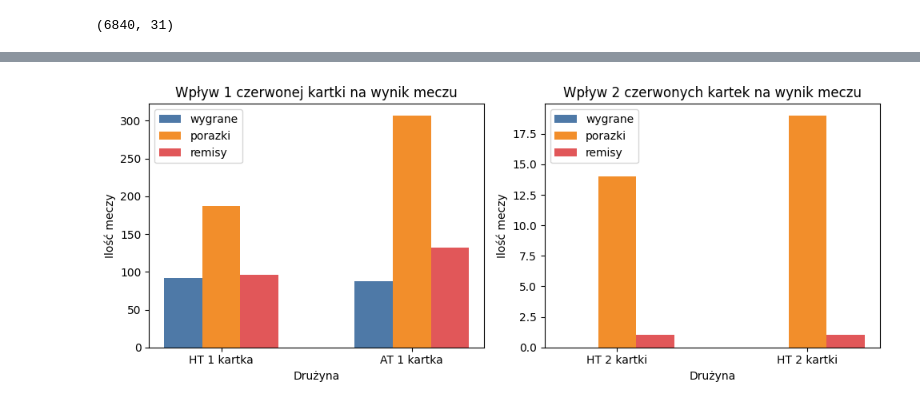
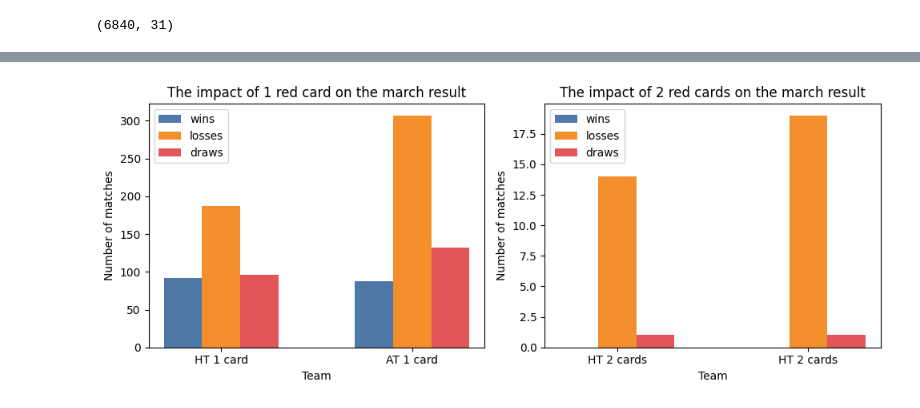
Before and after one commit to LKochan123/Football-fun, a Jupyter notebook: notebooks/statistics.ipynb, the cells around one changed output, grey strips where cells are left out. Drawn from its saved outputs; the diff is of its cells as text; code cells hidden in the pictures.

```diff
--- a/notebooks/statistics.ipynb
+++ b/notebooks/statistics.ipynb
@@ -9,7 +9,8 @@ import core as c
 # %%
-seasons = pd.read_csv('../data/processed/E0_seasons_5_to_23.csv')
+file = 'E0_seasons_5_to_23'
+seasons = pd.read_csv(f'../data/processed/{file}.csv')
 seasons = c.data_cleaner(seasons)
-seasons.head(10)
+seasons.head()
 # %% [output]
 |  | Div | Date | HomeTeam | AwayTeam | FTHG | FTAG | FTR | HTHG | HTAG | HTR | ... | ... |
 | 0 | E0 | 13/08/05 | Aston Villa | Bolton | 2 | 2 | D | 2 | 2 | D | ... | ... |
@@ -57,52 +48,47 @@ print(AT_results)
 # %%
-categories_one = ['HT 1 kartka', 'AT 1 kartka']
-categories_two = ['HT 2 kartki', 'HT 2 kartki']
-wins_1_card = [92, 88]
-losses_1_card = [187, 307]
-draws_1_card = [96, 132]
+HT_results = c.calc_HT_cards(seasons, card='R', N=3)
+AT_results = c.calc_AT_cards(seasons, card='R', N=3)
 
-wins_2_card = [0, 0]
-losses_2_card = [14, 19]
-draws_2_card = [1, 1]
+categories_one = ['HT 1 card', 'AT 1 card']
+categories_two = ['HT 2 cards', 'HT 2 cards']
 
-# Szerokość słupków
+wins_1_card = [HT_results[1]['wins'], AT_results[1]['wins']]
+losses_1_card = [HT_results[1]['losses'], AT_results[1]['losses']]
+draws_1_card = [HT_results[1]['draws'], AT_results[1]['draws']]
+
+wins_2_card = [HT_results[2]['wins'], AT_results[2]['wins']]
+losses_2_card = [HT_results[2]['losses'], AT_results[2]['losses']]
+draws_2_card = [HT_results[2]['draws'], AT_results[2]['draws']]
+
+# Parameters
 bar_width = 0.2
-
-# Stworzenie tablicy indeksów dla każdego zestawu słupków
 index = np.arange(len(categories_one))
-
-# Kolory
 colors = ['#4e79a7', '#f28e2b', '#e15759']
 
-# Wygeneruj wykresy słupkowe
 fig, (ax1, ax2) = plt.subplots(1, 2, figsize=(10, 4))
 
-# Wykres 1
-bar1 = ax1.bar(index - bar_width, wins_1_card, bar_width, label='wygrane', color=colors[0])
-bar2 = ax1.bar(index, losses_1_card, bar_width, label='porazki', color=colors[1])
-bar3 = ax1.bar(index + bar_width, draws_1_card, bar_width, label='remisy', color=colors[2])
-ax1.set_xlabel('Drużyna')
-ax1.set_ylabel('Ilość meczy')
-ax1.set_title('Wpływ 1 czerwonej kartki na wynik meczu')
+bar1 = ax1.bar(index - bar_width, wins_1_card, bar_width, label='wins', color=colors[0])
+bar2 = ax1.bar(index, losses_1_card, bar_width, label='losses', color=colors[1])
+bar3 = ax1.bar(index + bar_width, draws_1_card, bar_width, label='draws', color=colors[2])
+ax1.set_xlabel('Team')
+ax1.set_ylabel('Number of matches')
+ax1.set_title('The impact of 1 red card on the march result')
 ax1.set_xticks(index)
 ax1.set_xticklabels(categories_one)
 ax1.legend()
 
-# Wykres 2 (identyczny jak wykres 1)
-bar1 = ax2.bar(index - bar_width, wins_2_card, bar_width, label='wygrane', color=colors[0])
-bar2 = ax2.bar(index, losses_2_card, bar_width, label='porazki', color=colors[1])
-bar3 = ax2.bar(index + bar_width, draws_2_card, bar_width, label='remisy', color=colors[2])
-ax2.set_xlabel('Drużyna')
-ax2.set_ylabel('Ilość meczy')
-ax2.set_title('Wpływ 2 czerwonych kartek na wynik meczu')
+bar1 = ax2.bar(index - bar_width, wins_2_card, bar_width, label='wins', color=colors[0])
+bar2 = ax2.bar(index, losses_2_card, bar_width, label='losses', color=colors[1])
+bar3 = ax2.bar(index + bar_width, draws_2_card, bar_width, label='draws', color=colors[2])
+ax2.set_xlabel('Team')
+ax2.set_ylabel('Number of matches')
+ax2.set_title('The impact of 2 red cards on the march result')
 ax2.set_xticks(index)
 ax2.set_xticklabels(categories_two)
 ax2.legend()
 
-# Dopasuj odstępy między wykresami
 plt.tight_layout()
-
 plt.show()
 # %% [output]
-[figure, old version]
+[figure, new version]
 # %%
```
Also changed, not shown: parts of 28 cells of this notebook, 3 other files.
